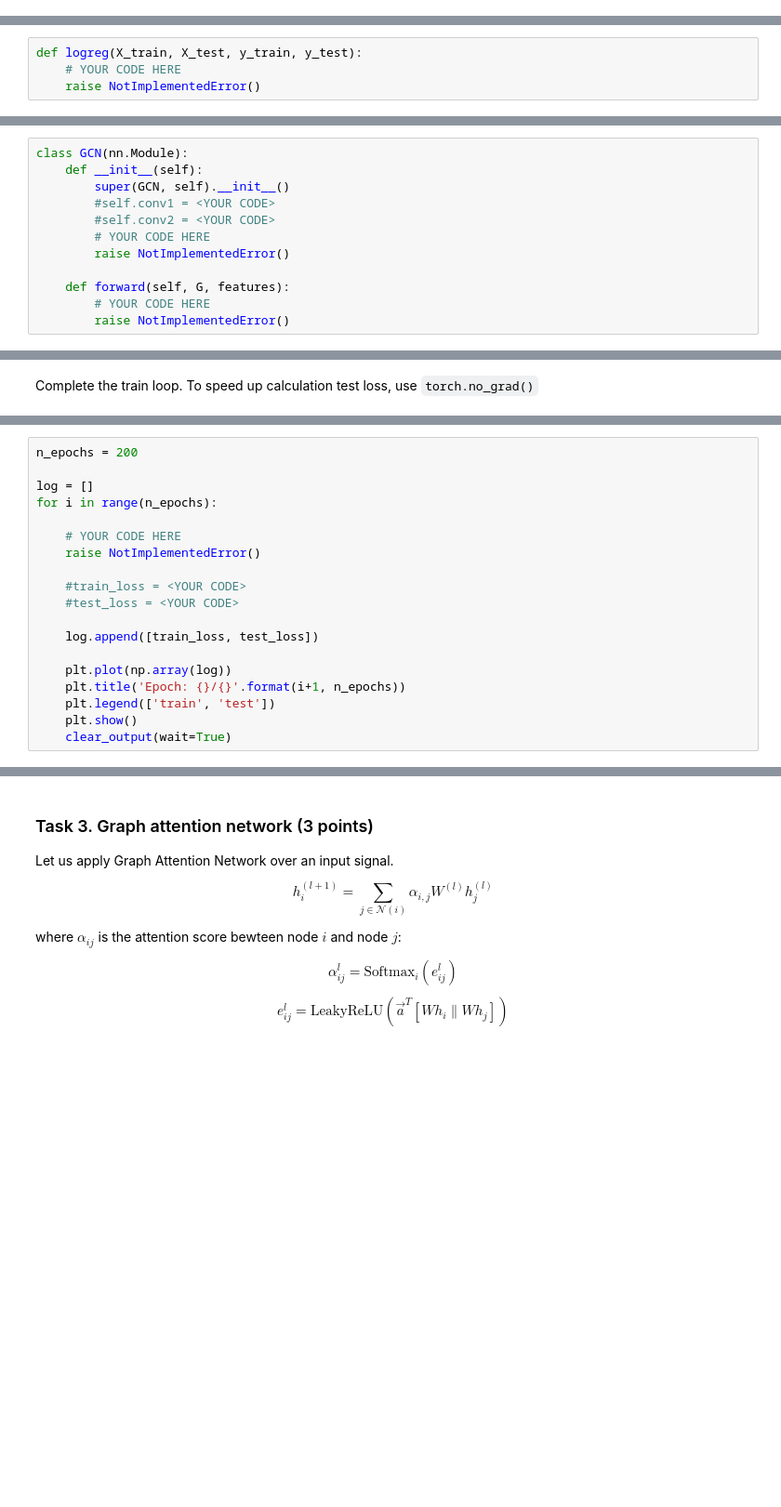
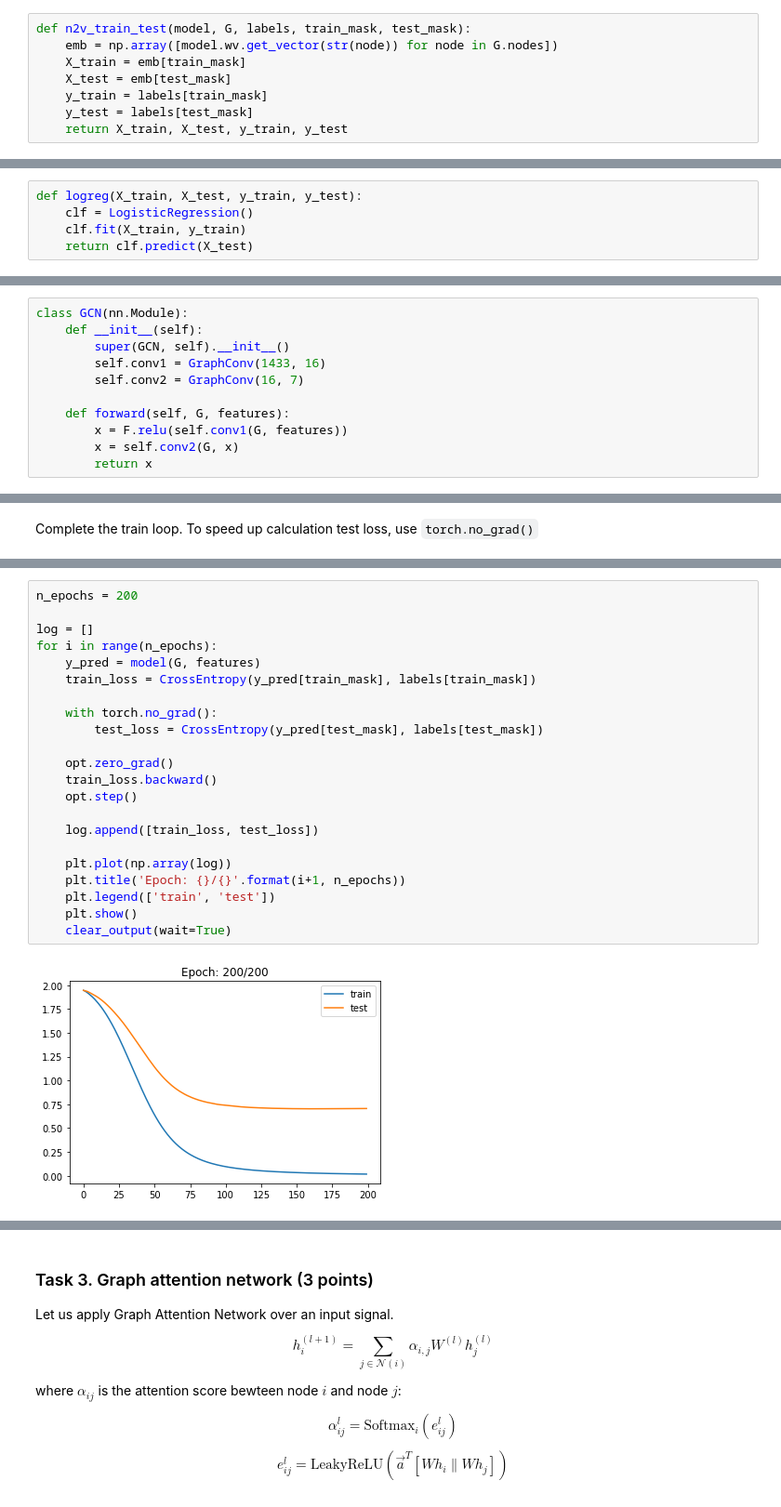
Before and after one commit to makci97/network_science_assignments, a Jupyter notebook: assignment_graph_neural_networks/assignment_graph_neural_networks.ipynb, the cells around one changed output, grey strips where cells are left out. Shown at 93% size. Drawn from its saved outputs; the diff is of its cells as text; blank space fills up the shorter version.

```diff
--- a/assignment_graph_neural_networks/assignment_graph_neural_networks.ipynb
+++ b/assignment_graph_neural_networks/assignment_graph_neural_networks.ipynb
@@ -55,3 +67,11 @@ def n2v_train_test(model, G, labels, train_mask, test_mask):
+# %%
+def n2v_train_test(model, G, labels, train_mask, test_mask):
+    emb = np.array([model.wv.get_vector(str(node)) for node in G.nodes])
+    X_train = emb[train_mask]
+    X_test = emb[test_mask]
+    y_train = labels[train_mask]
+    y_test = labels[test_mask]
+    return X_train, X_test, y_train, y_test
 # %%
 X_train, X_test, y_train, y_test = n2v_train_test(model, G, labels, train_mask, test_mask)
 assert X_train.shape == (140, 16)
@@ -60,10 +80,11 @@ assert y_train.shape == (140,)
 assert y_test.shape == (1000,)
 # %% [markdown]
 Write a function `logreg` that takes `X_train`, `X_test`, `y_train`, `y_test` and returns predictions from LogisticRegression model.
-# %%
-def logreg(X_train, X_test, y_train, y_test):
-    # YOUR CODE HERE
-    raise NotImplementedError()
+# %%
+def logreg(X_train, X_test, y_train, y_test):
+    clf = LogisticRegression()
+    clf.fit(X_train, y_train)
+    return clf.predict(X_test)
 # %%
 y_pred = logreg(X_train, X_test, y_train, y_test)
 score = balanced_accuracy_score(y_test, y_pred)
@@ -156,14 +204,13 @@ Complete a class `GCN`. Use `GraphConv` layers with sizes $1433 \to 16 \to 7$. U
 class GCN(nn.Module):
     def __init__(self):
         super(GCN, self).__init__()
-        #self.conv1 = <YOUR CODE>
-        #self.conv2 = <YOUR CODE>
-        # YOUR CODE HERE
-        raise NotImplementedError()
+        self.conv1 = GraphConv(1433, 16)
+        self.conv2 = GraphConv(16, 7)
 
     def forward(self, G, features):
-        # YOUR CODE HERE
-        raise NotImplementedError()
+        x = F.relu(self.conv1(G, features))
+        x = self.conv2(G, x)
+        return x
 # %%
 model = GCN()
 assert str(model) == 'GCN(\n  (conv1): GraphConv(in=1433, out=16, normalization=both, activation=None)\n  (conv2): GraphConv(in=16, out=7, normalization=both, activation=None)\n)'
@@ -177,22 +228,27 @@ Complete the train loop. To speed up calculation test loss, use `torch.no_grad()
 # %%
 n_epochs = 200
 
 log = []
 for i in range(n_epochs):
+    y_pred = model(G, features)
+    train_loss = CrossEntropy(y_pred[train_mask], labels[train_mask])
 
-    # YOUR CODE HERE
-    raise NotImplementedError()
+    with torch.no_grad():
+        test_loss = CrossEntropy(y_pred[test_mask], labels[test_mask])
 
-    #train_loss = <YOUR CODE>
-    #test_loss = <YOUR CODE>
+    opt.zero_grad()
+    train_loss.backward()
+    opt.step()
 
     log.append([train_loss, test_loss])
 
     plt.plot(np.array(log))
     plt.title('Epoch: {}/{}'.format(i+1, n_epochs))
     plt.legend(['train', 'test'])
     plt.show()
     clear_output(wait=True)
+# %% [output]
+[figure, added]
 # %%
 logits = model.forward(G, features)
 y_pred = torch.argmax(logits[test_mask], 1)
```
Also changed, not shown: parts of 23 cells of this notebook.
